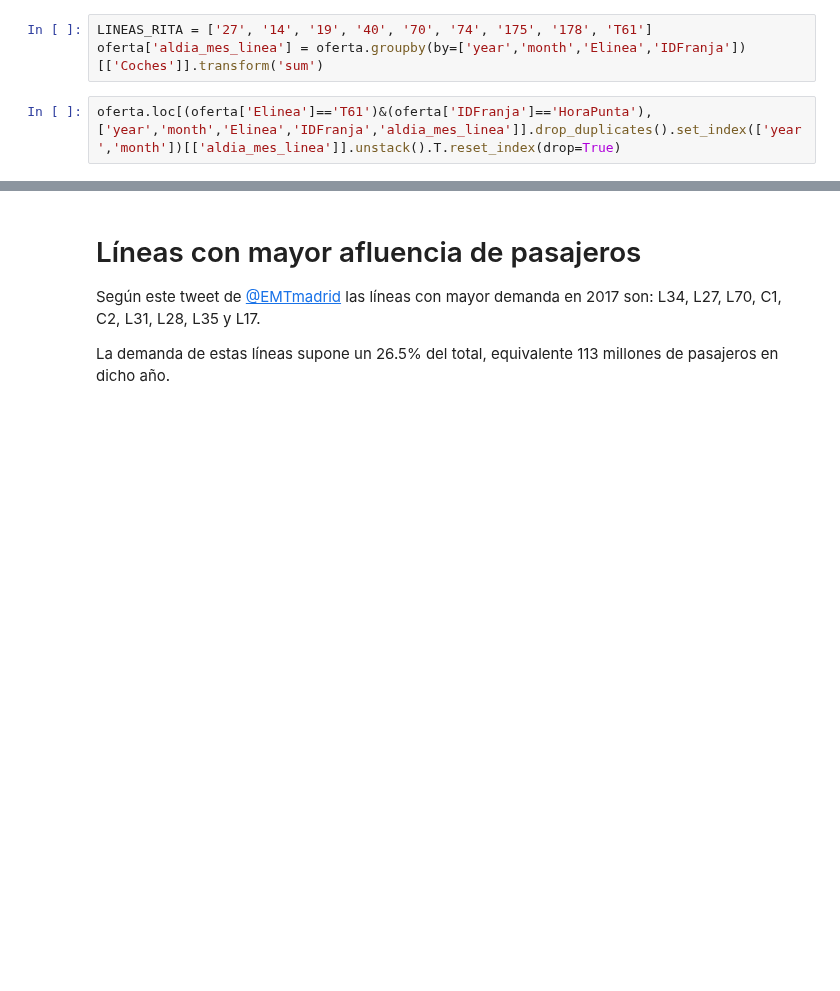
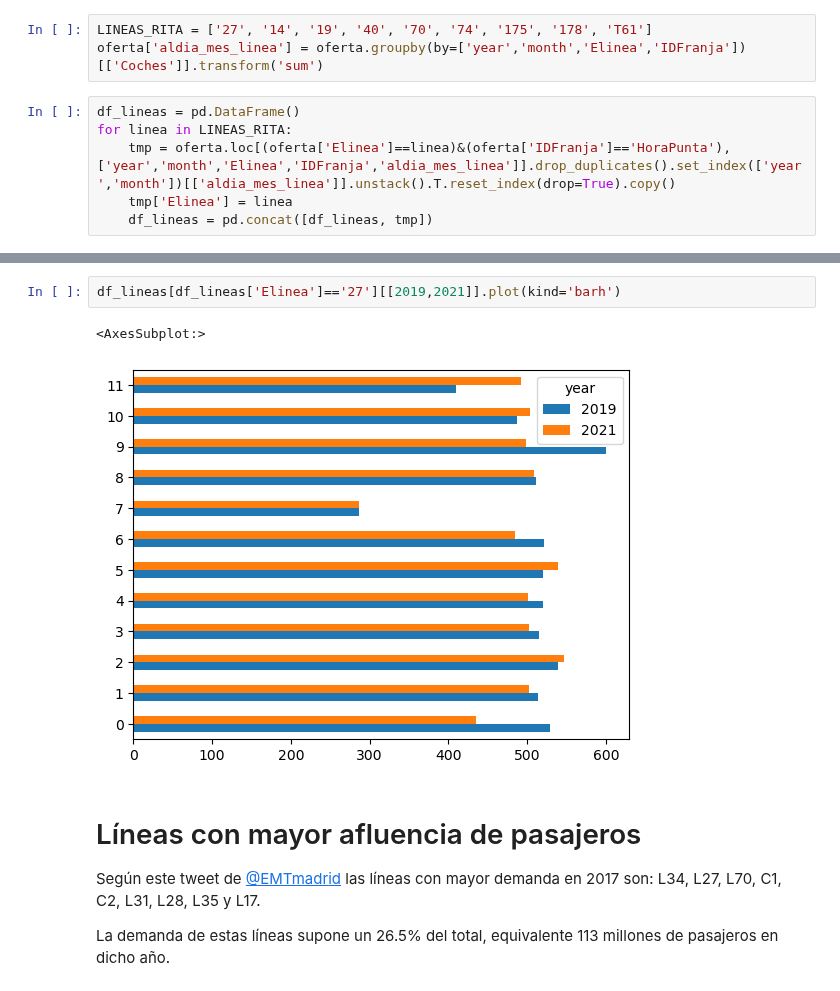
Before and after one commit to nacholopex/emt_madrid, a Jupyter notebook: 01.graficos.ipynb, the cells around one changed output, grey strips where cells are left out. Cells and saved outputs as stored; diff of their text form; blank space fills up the shorter version.

```diff
--- a/2022_emt_evolucion.ipynb
+++ b/01.graficos.ipynb
@@ -296,4 +314,8 @@ fig.savefig(fname='images/autobueses_circulación_diff_2019_2021.png', bbox_inch
 LINEAS_RITA = ['27', '14', '19', '40', '70', '74', '175', '178', 'T61']
 oferta['aldia_mes_linea'] = oferta.groupby(by=['year','month','Elinea','IDFranja'])[['Coches']].transform('sum')
 # %%
-oferta.loc[(oferta['Elinea']=='T61')&(oferta['IDFranja']=='HoraPunta'),['year','month','Elinea','IDFranja','aldia_mes_linea']].drop_duplicates().set_index(['year','month'])[['aldia_mes_linea']].unstack().T.reset_index(drop=True)
+df_lineas = pd.DataFrame()
+for linea in LINEAS_RITA:
+    tmp = oferta.loc[(oferta['Elinea']==linea)&(oferta['IDFranja']=='HoraPunta'),['year','month','Elinea','IDFranja','aldia_mes_linea']].drop_duplicates().set_index(['year','month'])[['aldia_mes_linea']].unstack().T.reset_index(drop=True).copy()
+    tmp['Elinea'] = linea
+    df_lineas = pd.concat([df_lineas, tmp])
@@ -314,3 +338,8 @@ oferta.loc[(oferta['Elinea']=='T61')&(oferta['IDFranja']=='HoraPunta'),['year','
+# %%
+df_lineas[df_lineas['Elinea']=='27'][[2019,2021]].plot(kind='barh')
+# %% [output]
+<AxesSubplot:>
+[figure, added]
 # %% [markdown]
 # Líneas con mayor afluencia de pasajeros
 Según este tweet de [@EMTmadrid](https://twitter.com/emtmadrid/status/956855958369701889?lang=es) las líneas con mayor demanda en 2017 son: L34, L27, L70, C1, C2, L31, L28, L35 y L17.
```
Also changed, not shown: parts of 7 cells of this notebook, 4 other files.
